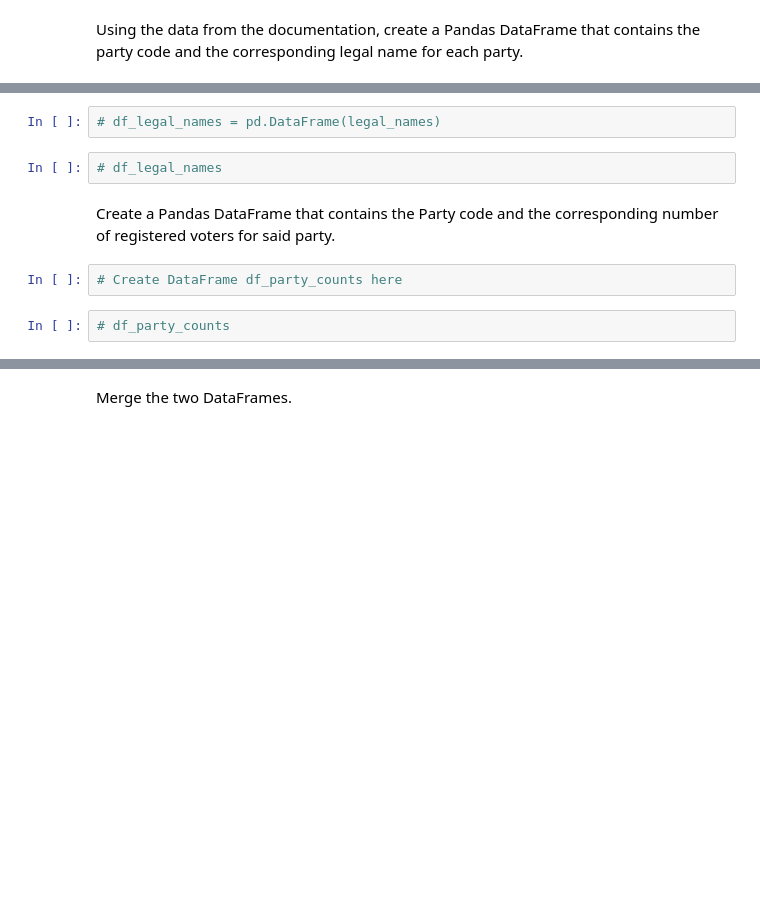
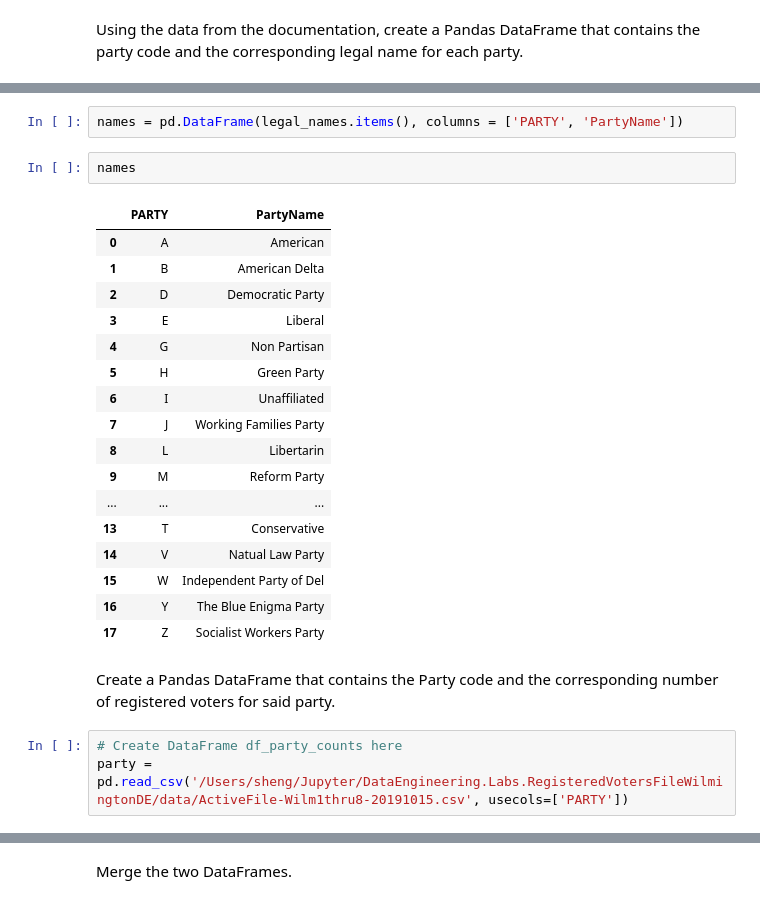
Before and after one commit to ShenghaoHuang/DataEngineering.Labs.RegisteredVotersFileWilmingtonDE, a Jupyter notebook: wilmington_de_registered_voters.ipynb, the cells around one changed output, grey strips where cells are left out. Drawn from its saved outputs; the diff is of its cells as text; blank space fills up the shorter version.

Commit message:
Finished Voters lab

```diff
--- a/wilmington_de_registered_voters.ipynb
+++ b/wilmington_de_registered_voters.ipynb
@@ -276,10 +275,27 @@ Using the data from the documentation, create a Pandas DataFrame that contains t
 # %%
-# df_legal_names = pd.DataFrame(legal_names)
+names = pd.DataFrame(legal_names.items(), columns = ['PARTY', 'PartyName'])
-# %%
-# df_legal_names
+# %%
+names
+# %% [output]
+|  | PARTY | PartyName |
+| 0 | A | American |
+| 1 | B | American Delta |
+| 2 | D | Democratic Party |
+| 3 | E | Liberal |
+| 4 | G | Non Partisan |
+| 5 | H | Green Party |
+| 6 | I | Unaffiliated |
+| 7 | J | Working Families Party |
+| 8 | L | Libertarin |
+| 9 | M | Reform Party |
+| ... | ... | ... |
+| 13 | T | Conservative |
+| 14 | V | Natual Law Party |
+| 15 | W | Independent Party of Del |
+| 16 | Y | The Blue Enigma Party |
+| 17 | Z | Socialist Workers Party |
 # %% [markdown]
 Create a Pandas DataFrame that contains the Party code and the corresponding number of registered voters for said party.
-# %%
-# Create DataFrame df_party_counts here
-# %%
-# df_party_counts
+# %%
+# Create DataFrame df_party_counts here
+party = pd.read_csv('/Users/sheng/Jupyter/DataEngineering.Labs.RegisteredVotersFileWilmingtonDE/data/ActiveFile-Wilm1thru8-20191015.csv', usecols=['PARTY'])
```
Also changed, not shown: parts of 11 cells of this notebook.
